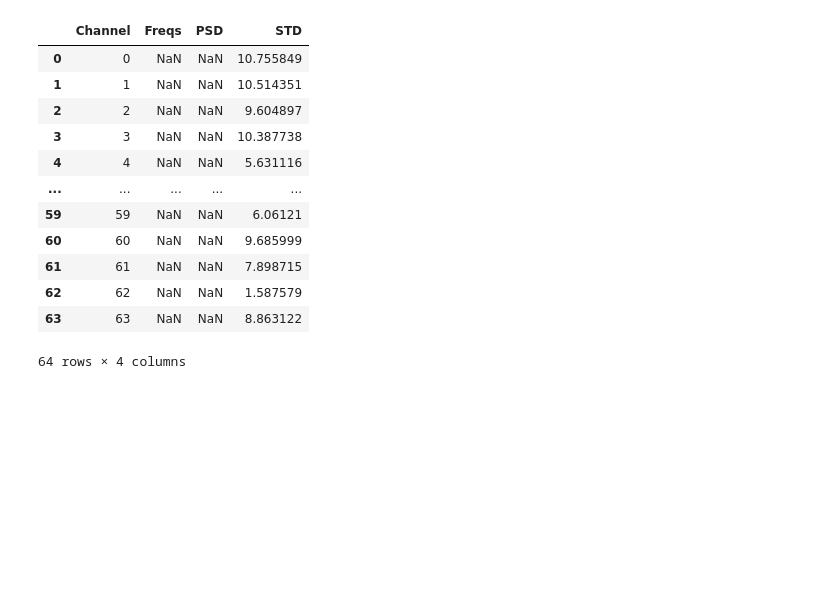
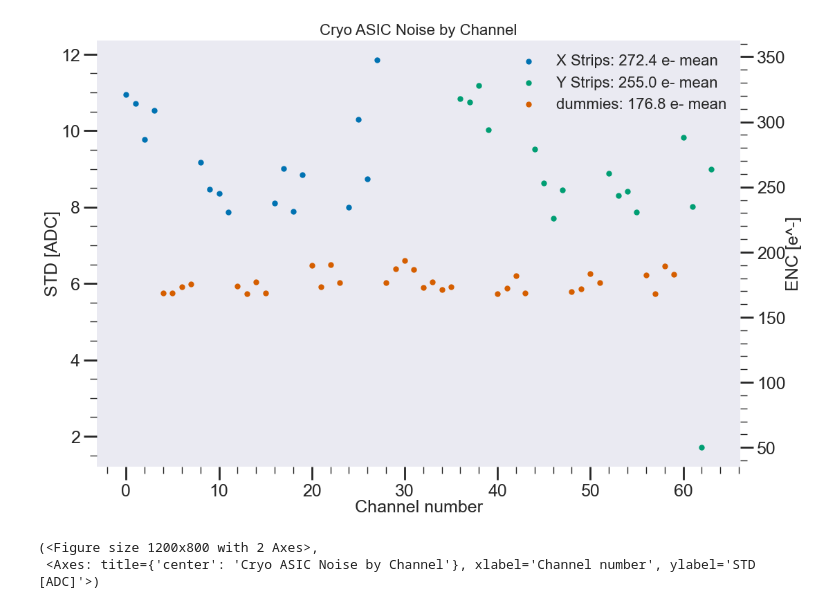
Before and after one commit to nEXO-collaboration/cryo-asic-analysis, a Jupyter notebook: notebooks/strip_plot_demonstrator.ipynb, the cells around one changed output. Saved outputs shown, nothing was run; the diff lists cells and outputs as text; code cells hidden in the pictures; blank space fills up the shorter version.

```diff
--- a/notebooks/strip_plot_demonstrator.ipynb
+++ b/notebooks/strip_plot_demonstrator.ipynb
@@ -84,16 +76,6 @@ ca.plot_stds_strip_position()
 # %%
-ca.noise_df
+ca.plot_stds()
 # %% [output]
-|  | Channel | Freqs | PSD | STD |
-| 0 | 0 | NaN | NaN | 10.755849 |
-| 1 | 1 | NaN | NaN | 10.514351 |
-| 2 | 2 | NaN | NaN | 9.604897 |
-| 3 | 3 | NaN | NaN | 10.387738 |
-| 4 | 4 | NaN | NaN | 5.631116 |
-| ... | ... | ... | ... | ... |
-| 59 | 59 | NaN | NaN | 6.06121 |
-| 60 | 60 | NaN | NaN | 9.685999 |
-| 61 | 61 | NaN | NaN | 7.898715 |
-| 62 | 62 | NaN | NaN | 1.587579 |
-| 63 | 63 | NaN | NaN | 8.863122 |
+[figure, added]
-64 rows × 4 columns
+(<Figure size 1200x800 with 2 Axes>,
+ <Axes: title={'center': 'Cryo ASIC Noise by Channel'}, xlabel='Channel number', ylabel='STD [ADC]'>)
```
Also changed, not shown: parts of 6 cells of this notebook, 5 other files.
